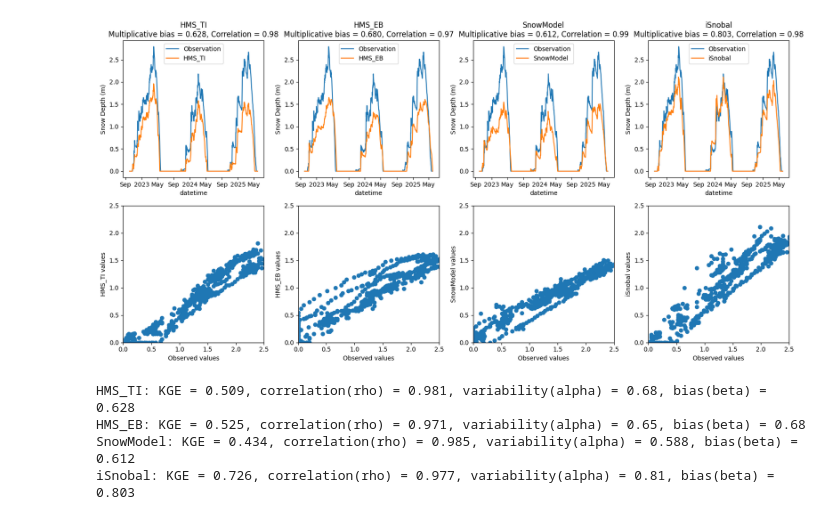
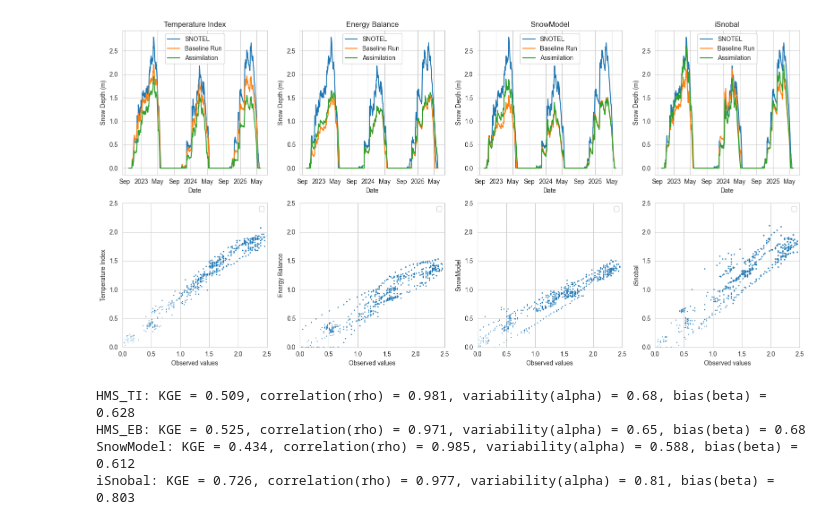
Before and after one commit to naniciafone/SIRO, a Jupyter notebook: notebooks/time_series_analysis.ipynb, the cells around one changed output. Saved outputs shown, nothing was run; the diff lists cells and outputs as text; code cells hidden in the pictures.

Commit message:
task 2 updates

```diff
--- a/notebooks/time_series_analysis.ipynb
+++ b/notebooks/time_series_analysis.ipynb
@@ -137,2 +124,12 @@ iSno_t1_MCS = build_timeseries_tif(iSno, "iSnobal", MCS)
 # %%
-iSno_t1_MCS
+#Extract MCS SNOTEL values for task 1
+EB_t1_MCS = build_timeseries_tif(EB_t1, "HMS_EB_t1", MCS)
+TI_t1_MCS = build_timeseries_tif(TI_t1, "HMS_TI_t1", MCS)
+SM_t1_MCS = build_timeseries_netcdf(SM_t1, "SnowModel_t1", MCS)
+iSno_t1_MCS = build_timeseries_tif(iSno_t1,"iSnobal_t1", MCS)
+
+#And Task 2
+EB_t2_MCS = build_timeseries_tif(EB_t2, "HMS_EB_t2", MCS)
+TI_t2_MCS = build_timeseries_tif(TI_t2, "HMS_TI_t2", MCS)
+SM_t2_MCS = build_timeseries_netcdf(SM_t2, "SnowModel_t2", MCS)
+iSno_t2_MCS = build_timeseries_tif(iSno_t2, "iSnobal_t2", MCS)
@@ -171,8 +161,7 @@ iSno_t1_MCS["date"] = iSno_t1_MCS["datetime"].dt.date
 # %%
-
 # 2. Merge datasets while PRESERVING 'datetime'
 df_MCS = pd.merge(
-    df_MCS[['datetime', 'HMS_EB', 'HMS_TI', 'date']],  # <-- Kept 'datetime' here
+    df_MCS[['datetime', 'HMS_EB_t1', 'HMS_TI_t1','HMS_EB_t2', 'HMS_TI_t2', 'date']],  # <-- Kept 'datetime' here
     MCS_SNOTEL[['date', 'SNOWDEPTH (m)']],
     on="date",
     how="left"
@@ -180,14 +169,14 @@ df_MCS = pd.merge(
 
 df_MCS = pd.merge(
     df_MCS,
-    SM_t1_MCS[['date', 'SnowModel']],
+    SM_merge[['date', 'SnowModel_t1', 'SnowModel_t2']],
     on="date",
     how="left"
 )
 
 df_MCS = pd.merge(
     df_MCS,
-    iSno_t1_MCS[['date', 'iSnobal']],
+    iS_merge[['date', 'iSnobal_t1', 'iSnobal_t2']],
     on="date",
     how="left"
 )
@@ -241,51 +269,72 @@ BB_ds = xr.Dataset.from_dataframe(df_BB)
 # %%
 ##Plots for MCS
 obs = MCS_ds['SNOWDEPTH (m)']
-fcst1 = MCS_ds['HMS_TI']
-fcst2 = MCS_ds['HMS_EB']
-fcst3 = MCS_ds['SnowModel']
-fcst4 = MCS_ds['iSnobal']
+fcst1_a = MCS_ds['HMS_TI_t1']
+fcst1_b = MCS_ds['HMS_TI_t2']
+
+fcst2_a = MCS_ds['HMS_EB_t1']
+fcst2_b = MCS_ds['HMS_EB_t2']
+
+fcst3_a = MCS_ds['SnowModel_t1']
+fcst3_b = MCS_ds['SnowModel_t2']
+
+fcst4_a = MCS_ds['iSnobal_t1']
+fcst4_b = MCS_ds['iSnobal_t2']
 
 forecasts = [
-    ("HMS_TI", fcst1),
-    ("HMS_EB", fcst2),
-    ("SnowModel", fcst3),
-    ("iSnobal", fcst4)
+    ("Temperature Index", fcst1_a, fcst1_b),
+    ("Energy Balance", fcst2_a, fcst2_b),
+    ("SnowModel", fcst3_a, fcst3_b),
+    ("iSnobal", fcst4_a, fcst4_b),
 ]
 
 fig, axs = plt.subplots(2, 4, figsize=(16, 8))
 
-for i, (name, fcst) in enumerate(forecasts):
+for i, (name, fcst_a, fcst_b) in enumerate(forecasts):
 
-    obs.plot(ax=axs[0, i], label="Observation")
-    fcst.plot(ax=axs[0, i], label=name)
+    obs.plot(ax=axs[0, i], label="SNOTEL")
+    fcst_a.plot(ax=axs[0, i], label="Baseline Run")
+    fcst_b.plot(ax=axs[0, i], label="Assimilation")
 
     axs[0, i].set_ylabel("Snow Depth (m)")
+    axs[0, i].set_xlabel("Date")
     axs[0, i].legend()
+    axs[0, i].set_title(name)
 
     # Scatter plot
-    axs[1, i].scatter(obs.values, fcst.values)
+    scatter = axs[1, i].scatter(obs.values, fcst_a.values,fcst_b.values,
+                                #c = years
+                                )
+    handles, labels = scatter.legend_elements()
+    #wy_labels = [f"WY {int(y)}" for y in np.unique(years)]
+
     axs[1, i].set_xlabel("Observed values")
-    axs[1, i].set_ylabel(f"{name} values")
+    axs[1, i].set_ylabel(f"{name}")
     axs[1, i].set_xlim(0, 2.5)
     axs[1, i].set_ylim(0, 2.5)
+    axs[1,i].legend(handles=handles,
+                    #labels=wy_labels,
+                    #title="Water Year"
+                    )
 
-    obs_vals = obs.values.flatten()
-    fcst_vals = fcst.values.flatten()
-
-    bias = multiplicative_bias(fcst, obs).item()
-    corr = pearsonr(fcst, obs).item()
-
-    axs[0, i].set_title(
-        f"{name}\n"
-        f"Multiplicative bias = {bias:.3f}, "
-        f"Correlation = {corr:.2f}"
-    )
+    # obs_vals = obs.values.flatten()
+    # fcst_a_vals = fcst_a.values.flatten()
+    # fcst_b_vals = fcst_b.values.flatten()
+    #
+    # bias = multiplicative_bias(fcst, obs).item()
+    # corr = pearsonr(fcst, obs).item()
+    #
+    # axs[0, i].set_title(
+    #     f"{name}\n"
+    #     f"Multiplicative bias = {bias:.3f}, "
+    #     f"Correlation = {corr:.2f}"
+    # )
 
 plt.tight_layout()
+# plt.savefig('C:/Users/RDCRLSMC/Desktop/SIRO/docs/figs/KGE_MCS.png', dpi = 300)
 plt.show()
 # %% [output]
-[figure, old version]
+[figure, new version]
 # %%
 for i, (name, fcst) in enumerate(forecasts):
     # Call the 'kge' function, store result in 'kge_score'
```
Also changed, not shown: parts of 16 cells of this notebook, 1 other file.
